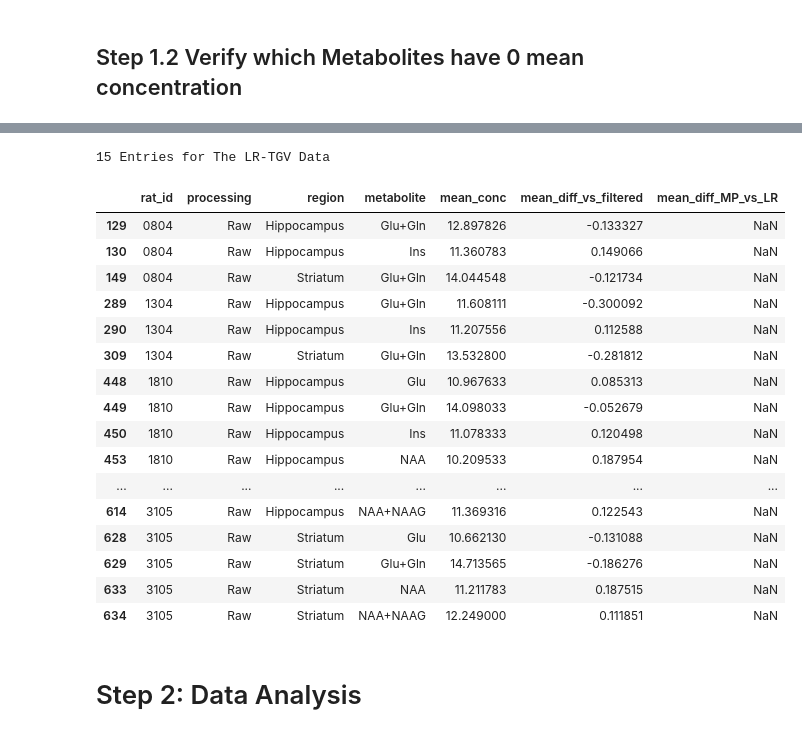
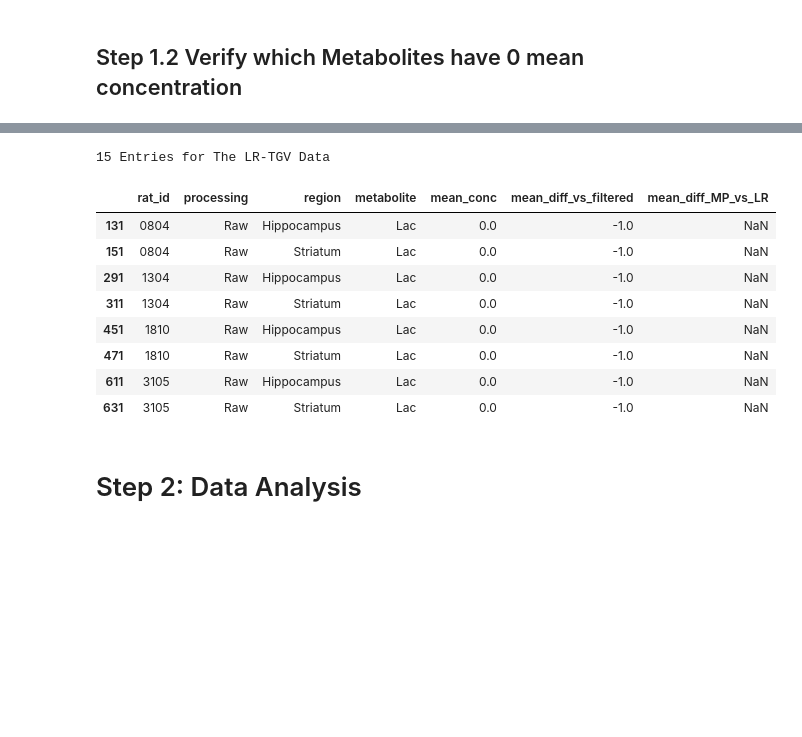
Before and after one commit to AlexisCogne/MRI_Practicals, a Jupyter notebook: Data_Analysis_Notebook.ipynb, the cells around one changed output, grey strips where cells are left out. Saved outputs shown, nothing was run; the diff lists cells and outputs as text; code cells hidden in the pictures; blank space fills up the shorter version.

```diff
--- a/Data_Analysis_Notebook.ipynb
+++ b/Data_Analysis_Notebook.ipynb
@@ -116,25 +108,17 @@ df[(df['processing'] == 'Filtered') & (df['mean_conc'] >10)]
 # %%
 print(df[(df['processing'] == 'LR-TGV') & (df['mean_conc'] == 0)].shape[0], 'Entries for The LR-TGV Data')
-df[(df['processing'] == 'Raw') & (df['mean_conc'] > 10)]
+df[(df['processing'] == 'Raw') & (df['metabolite'] == 'Lac')]
 # %% [output]
 15 Entries for The LR-TGV Data
 |  | rat_id | processing | region | metabolite | mean_conc | mean_diff_vs_filtered | mean_diff_MP_vs_LR |
-| 129 | 0804 | Raw | Hippocampus | Glu+Gln | 12.897826 | -0.133327 | NaN |
-| 130 | 0804 | Raw | Hippocampus | Ins | 11.360783 | 0.149066 | NaN |
-| 149 | 0804 | Raw | Striatum | Glu+Gln | 14.044548 | -0.121734 | NaN |
-| 289 | 1304 | Raw | Hippocampus | Glu+Gln | 11.608111 | -0.300092 | NaN |
-| 290 | 1304 | Raw | Hippocampus | Ins | 11.207556 | 0.112588 | NaN |
-| 309 | 1304 | Raw | Striatum | Glu+Gln | 13.532800 | -0.281812 | NaN |
-| 448 | 1810 | Raw | Hippocampus | Glu | 10.967633 | 0.085313 | NaN |
-| 449 | 1810 | Raw | Hippocampus | Glu+Gln | 14.098033 | -0.052679 | NaN |
-| 450 | 1810 | Raw | Hippocampus | Ins | 11.078333 | 0.120498 | NaN |
-| 453 | 1810 | Raw | Hippocampus | NAA | 10.209533 | 0.187954 | NaN |
-| ... | ... | ... | ... | ... | ... | ... | ... |
-| 614 | 3105 | Raw | Hippocampus | NAA+NAAG | 11.369316 | 0.122543 | NaN |
-| 628 | 3105 | Raw | Striatum | Glu | 10.662130 | -0.131088 | NaN |
-| 629 | 3105 | Raw | Striatum | Glu+Gln | 14.713565 | -0.186276 | NaN |
-| 633 | 3105 | Raw | Striatum | NAA | 11.211783 | 0.187515 | NaN |
-| 634 | 3105 | Raw | Striatum | NAA+NAAG | 12.249000 | 0.111851 | NaN |
+| 131 | 0804 | Raw | Hippocampus | Lac | 0.0 | -1.0 | NaN |
+| 151 | 0804 | Raw | Striatum | Lac | 0.0 | -1.0 | NaN |
+| 291 | 1304 | Raw | Hippocampus | Lac | 0.0 | -1.0 | NaN |
+| 311 | 1304 | Raw | Striatum | Lac | 0.0 | -1.0 | NaN |
+| 451 | 1810 | Raw | Hippocampus | Lac | 0.0 | -1.0 | NaN |
+| 471 | 1810 | Raw | Striatum | Lac | 0.0 | -1.0 | NaN |
+| 611 | 3105 | Raw | Hippocampus | Lac | 0.0 | -1.0 | NaN |
+| 631 | 3105 | Raw | Striatum | Lac | 0.0 | -1.0 | NaN |
 # %% [markdown]
 # Step 2: Data Analysis
 # %% [markdown]
```
Also changed, not shown: parts of 5 cells of this notebook.
